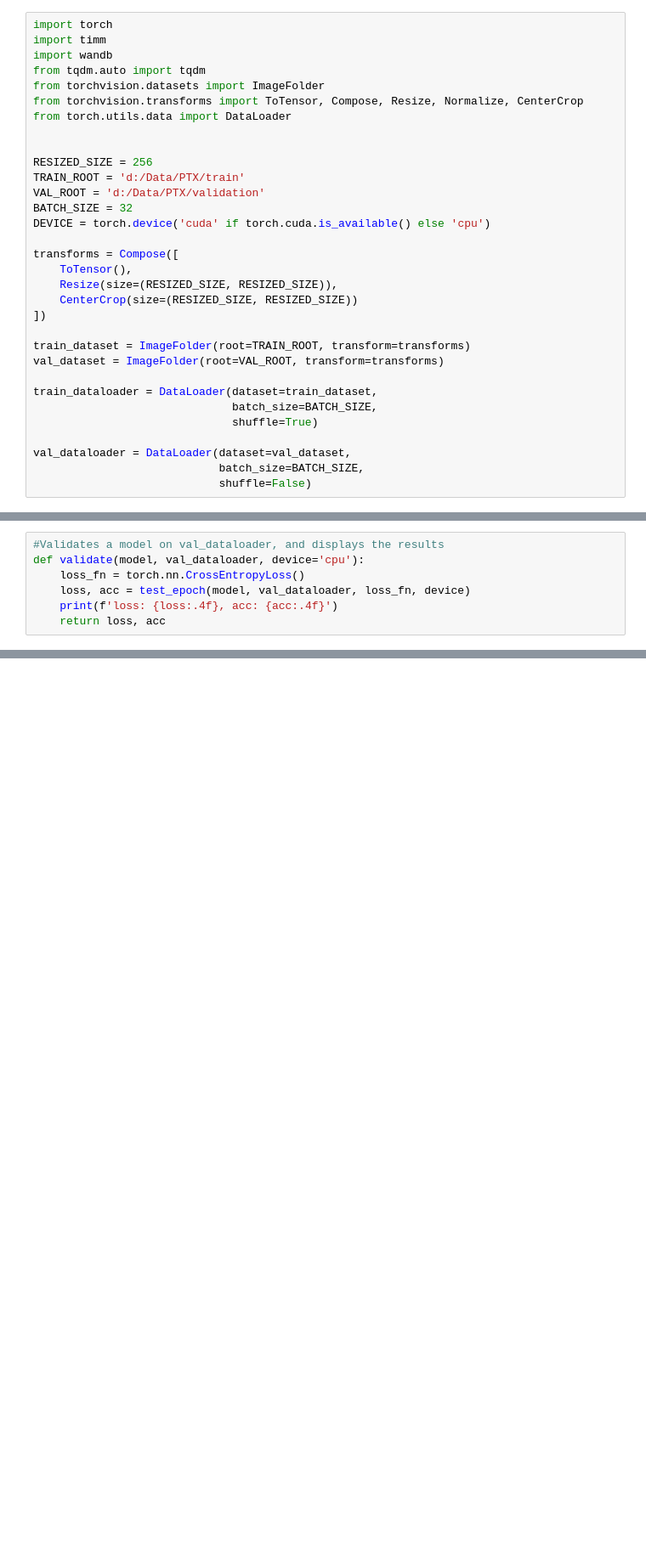
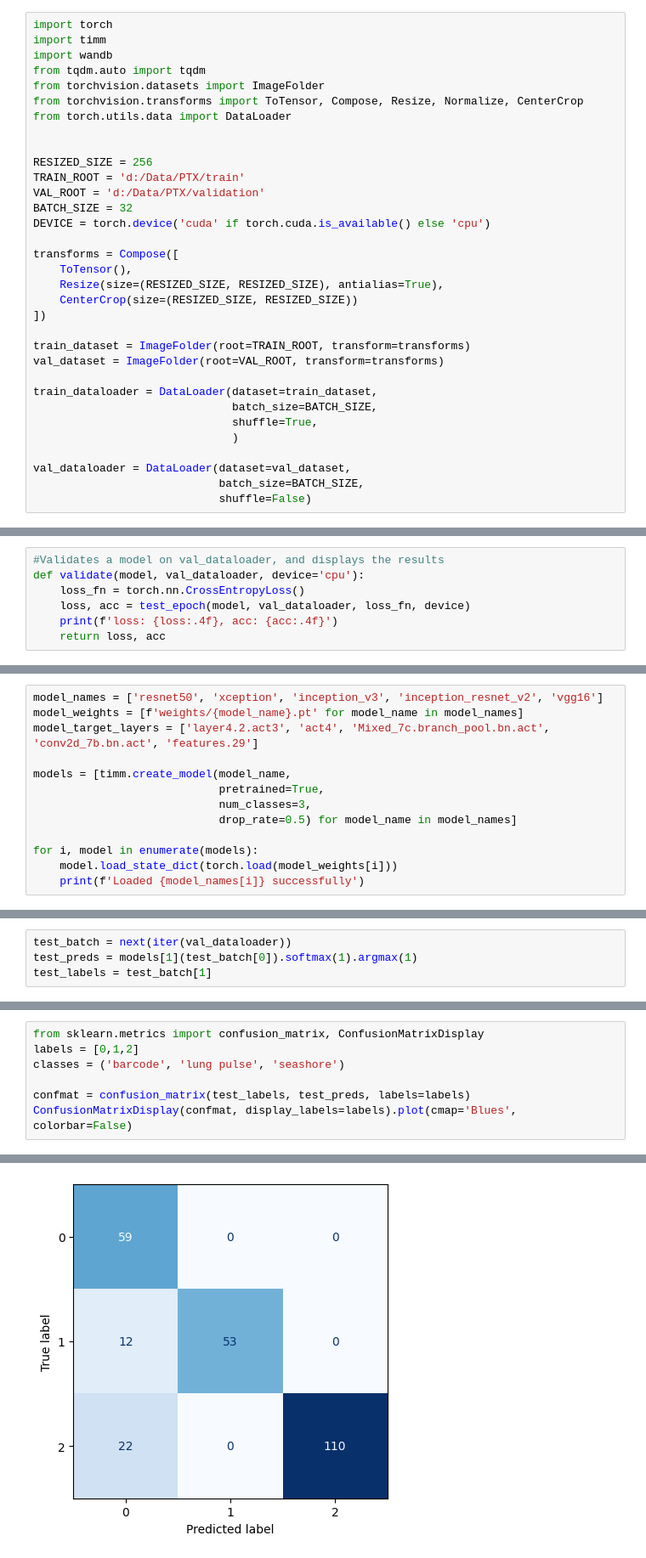
Before and after one commit to RobertZsoltSzabo/PTX_ensemble_classifier, a Jupyter notebook: TEST_train.ipynb, the cells around one changed output, grey strips where cells are left out. Shown at 85% size. Cells and saved outputs as stored; diff of their text form; blank space fills up the shorter version.

```diff
--- a/TEST_train.ipynb
+++ b/TEST_train.ipynb
@@ -16,7 +16,7 @@ DEVICE = torch.device('cuda' if torch.cuda.is_available() else 'cpu')
 
 transforms = Compose([
     ToTensor(),
-    Resize(size=(RESIZED_SIZE, RESIZED_SIZE)),
+    Resize(size=(RESIZED_SIZE, RESIZED_SIZE), antialias=True),
     CenterCrop(size=(RESIZED_SIZE, RESIZED_SIZE))
 ])
 
@@ -25,7 +25,8 @@ val_dataset = ImageFolder(root=VAL_ROOT, transform=transforms)
 
 train_dataloader = DataLoader(dataset=train_dataset,
                               batch_size=BATCH_SIZE,
-                              shuffle=True)
+                              shuffle=True,
+                              )
 
 val_dataloader = DataLoader(dataset=val_dataset,
                             batch_size=BATCH_SIZE,
@@ -165,0 +259,13 @@ KeyboardInterrupt:
+# %%
+model_names = ['resnet50', 'xception', 'inception_v3', 'inception_resnet_v2', 'vgg16']
+model_weights = [f'weights/{model_name}.pt' for model_name in model_names]
+model_target_layers = ['layer4.2.act3', 'act4', 'Mixed_7c.branch_pool.bn.act', 'conv2d_7b.bn.act', 'features.29']
+
+models = [timm.create_model(model_name,
+                            pretrained=True,
+                            num_classes=3,
+                            drop_rate=0.5) for model_name in model_names]
+
+for i, model in enumerate(models):
+    model.load_state_dict(torch.load(model_weights[i]))
+    print(f'Loaded {model_names[i]} successfully')
@@ -165,0 +308,4 @@ KeyboardInterrupt:
+# %%
+test_batch = next(iter(val_dataloader))
+test_preds = models[1](test_batch[0]).softmax(1).argmax(1)
+test_labels = test_batch[1]
@@ -165,0 +317,8 @@ KeyboardInterrupt:
+# %%
+from sklearn.metrics import confusion_matrix, ConfusionMatrixDisplay
+labels = [0,1,2]
+classes = ('barcode', 'lung pulse', 'seashore')
+
+confmat = confusion_matrix(test_labels, test_preds, labels=labels)
+ConfusionMatrixDisplay(confmat, display_labels=labels).plot(cmap='Blues', colorbar=False)
+# %% [output]
@@ -165,0 +326 @@ KeyboardInterrupt:
+[figure, added]
```
Also changed, not shown: parts of 15 cells of this notebook, 13 other files.
